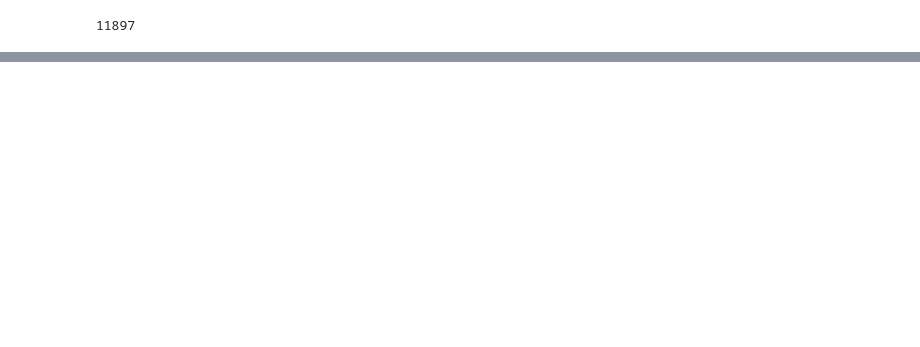
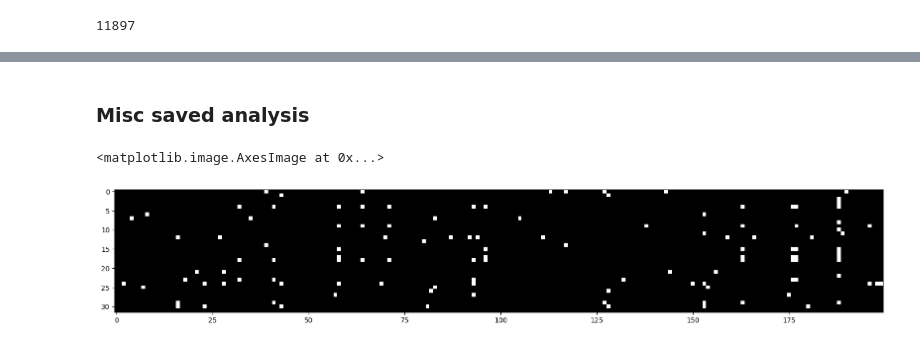
Before and after one commit to teome/aknn, a Jupyter notebook: makemore/makemore_part3_bn.ipynb, the cells around one changed output, grey strips where cells are left out. Cells and saved outputs as stored; diff of their text form; code cells hidden in the pictures; blank space fills up the shorter version.

```diff
--- a/makemore/makemore_part3_bn.ipynb
+++ b/makemore/makemore_part3_bn.ipynb
@@ -117,3 +239,12 @@ for i in range(max_steps):
+# %% [markdown]
+### Misc saved analysis
+# %%
+# look at activations and watch for fully saturated neurons (white rows), or just too much white
+plt.figure(figsize=(20, 10))
+plt.imshow(h.abs() > 0.99, cmap='gray', interpolation='nearest')
+# %% [output]
+<matplotlib.image.AxesImage at 0x...>
+[figure, added]
 # %%
 plt.hist(h.view(-1).tolist(), 50);
 # %% [output]
```
Also changed, not shown: parts of 13 cells of this notebook.
